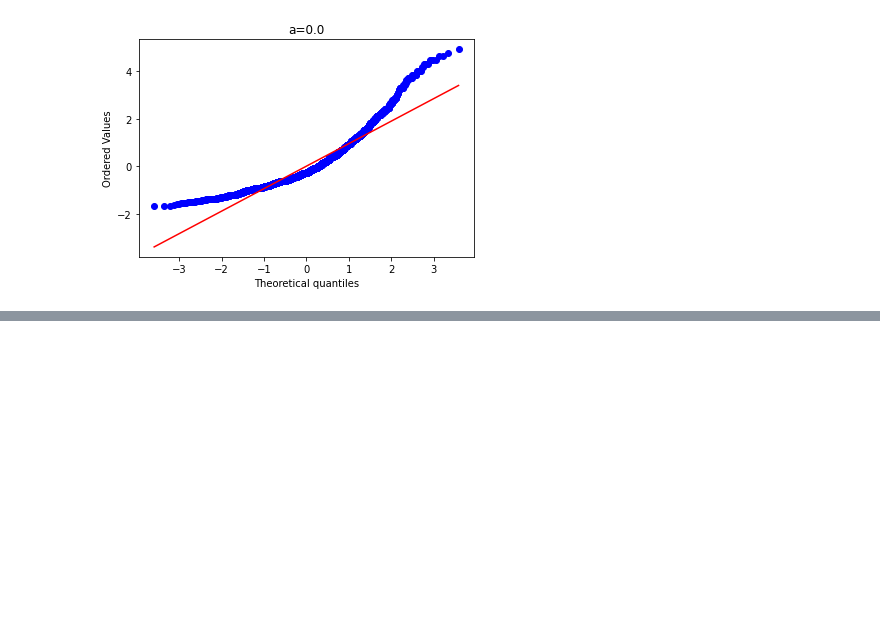
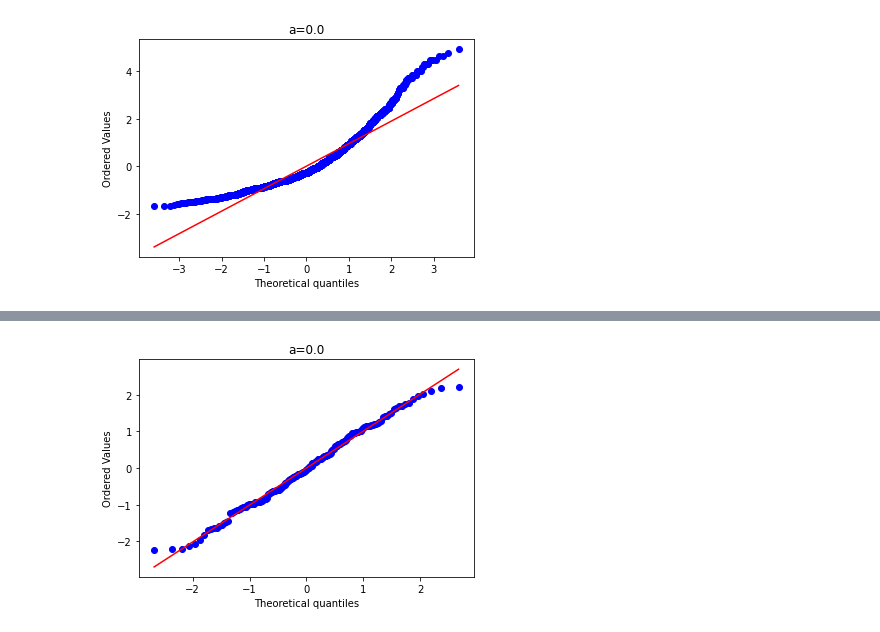
Before and after one commit to microprediction/winning, a Jupyter notebook: Ability_Transforms.ipynb, the cells around one changed output, grey strips where cells are left out. Saved outputs shown, nothing was run; the diff lists cells and outputs as text; code cells hidden in the pictures; blank space fills up the shorter version.

```diff
--- a/Ability_Transforms.ipynb
+++ b/Ability_Transforms.ipynb
@@ -334,0 +382,4 @@ ability_plot(df['diameter'],a=0.0)
+# %%
+synonym_plot('move',a=0.0)
+# %% [output]
+[figure, added]
```
Also changed, not shown: parts of 37 cells of this notebook.
